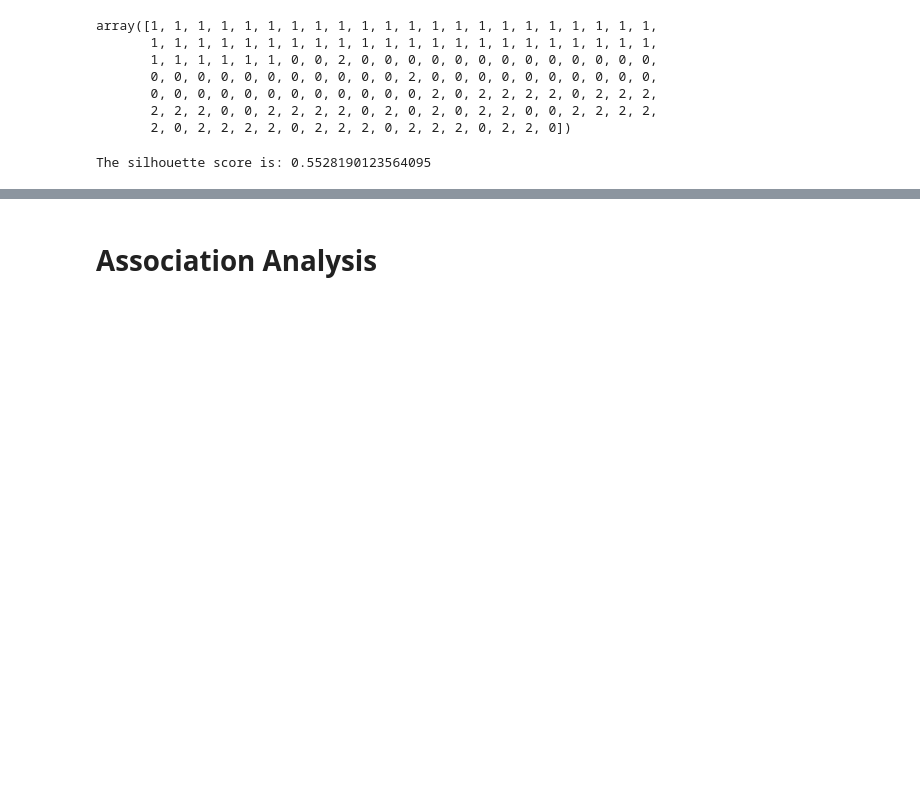
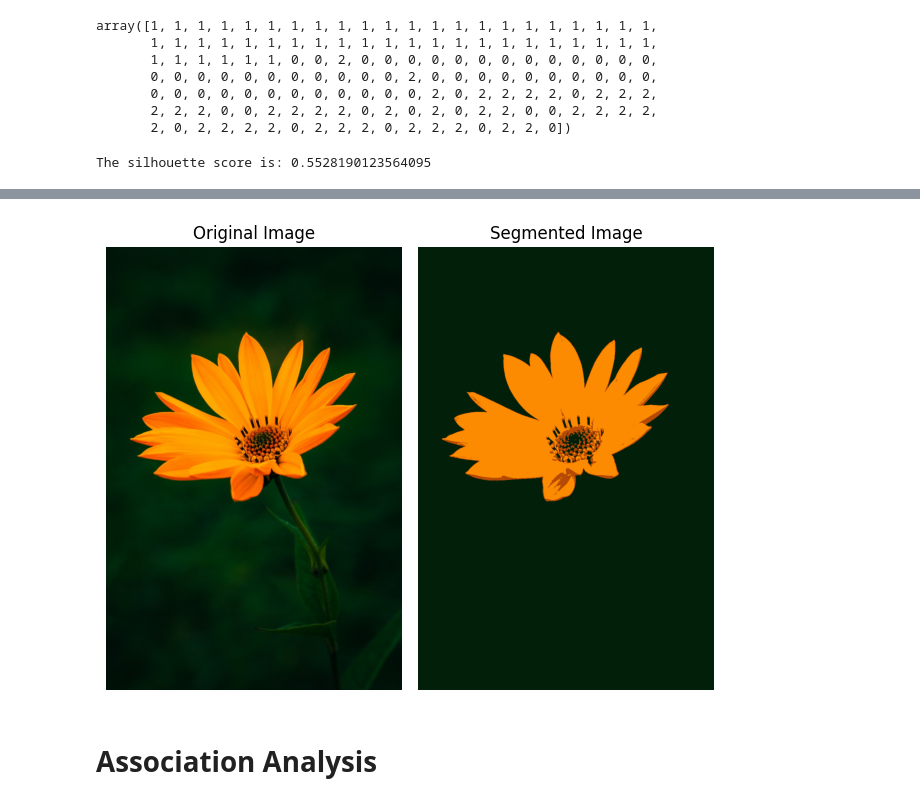
Before and after one commit to a-kanaan/dm-support, a Jupyter notebook: dm_tasks.ipynb, the cells around one changed output, grey strips where cells are left out. Cells and saved outputs as stored; diff of their text form; code cells hidden in the pictures; blank space fills up the shorter version.

```diff
--- a/dm_tasks.ipynb
+++ b/dm_tasks.ipynb
@@ -133,3 +161,43 @@ The silhouette score is: 0.5528190123564095
+# %%
+# Reshape the image to a 2D array of pixels
+pixels = rgb_image.reshape(-1, 3)
+
+# Apply K-Means clustering
+kmeans = KMeans(n_clusters=3, random_state=42)
+kmeans.fit(pixels)
+
+# Get the cluster labels for each pixel
+labels = kmeans.predict(pixels)
+
+# Reshape the labels back to the original image shape
+segmented_image = labels.reshape(image.shape[:2])
+
+# Visualize the segmented image
+colors = kmeans.cluster_centers_.astype(int)
+segmented_image = colors[segmented_image]
+segmented_image = segmented_image.astype(np.uint8)
+
+# Display the original and segmented images
+# Display or further process the image
+# Create a figure and subplots
+fig, axes = plt.subplots(1, 2)
+
+# Display the images on subplots
+axes[0].imshow(rgb_image)
+axes[0].axis('off')
+axes[0].set_title('Original Image')
+
+axes[1].imshow(segmented_image)
+axes[1].axis('off')
+axes[1].set_title('Segmented Image')
+
+# Adjust the spacing between subplots
+plt.tight_layout()
+
+# Show the plot
+plt.show()
+# %% [output]
+[figure, added]
 # %% [markdown]
 # Association Analysis
 # %%
```
Also changed, not shown: parts of 3 cells of this notebook.
